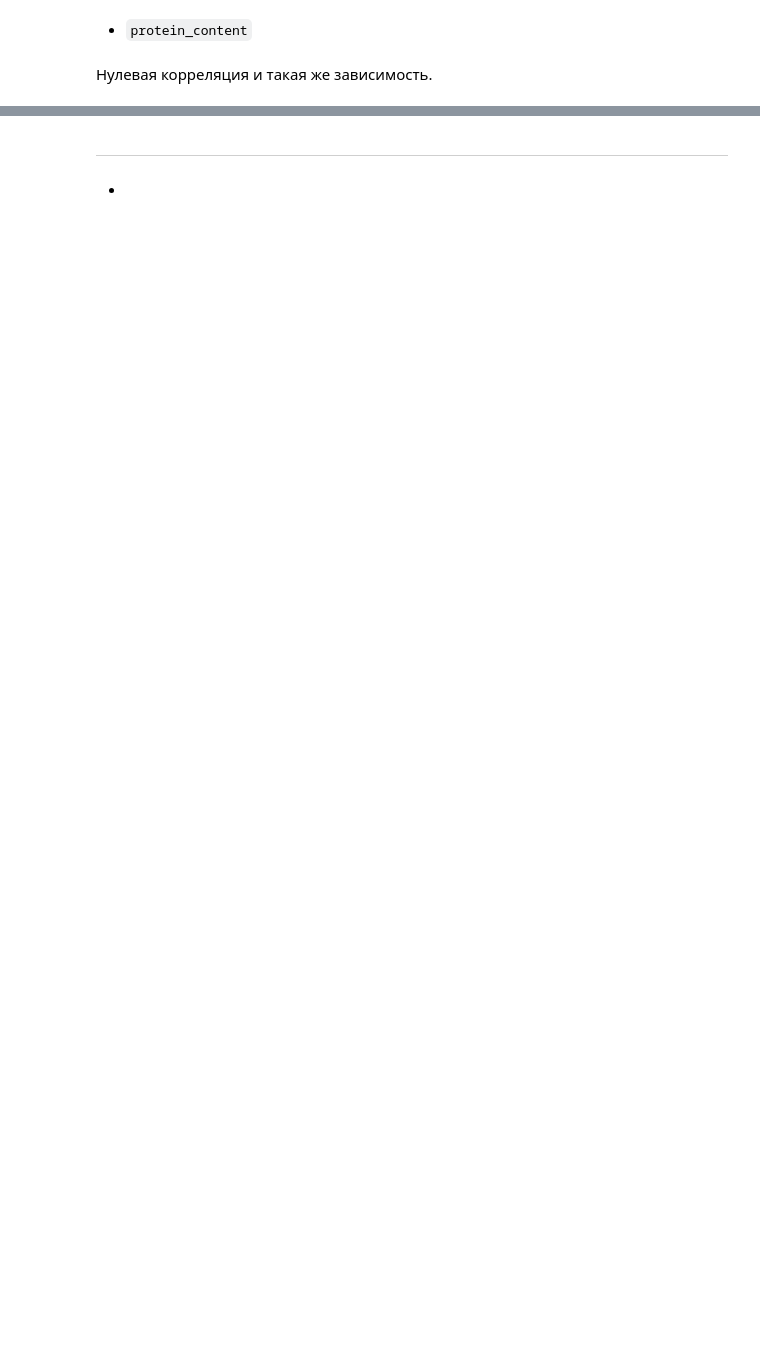
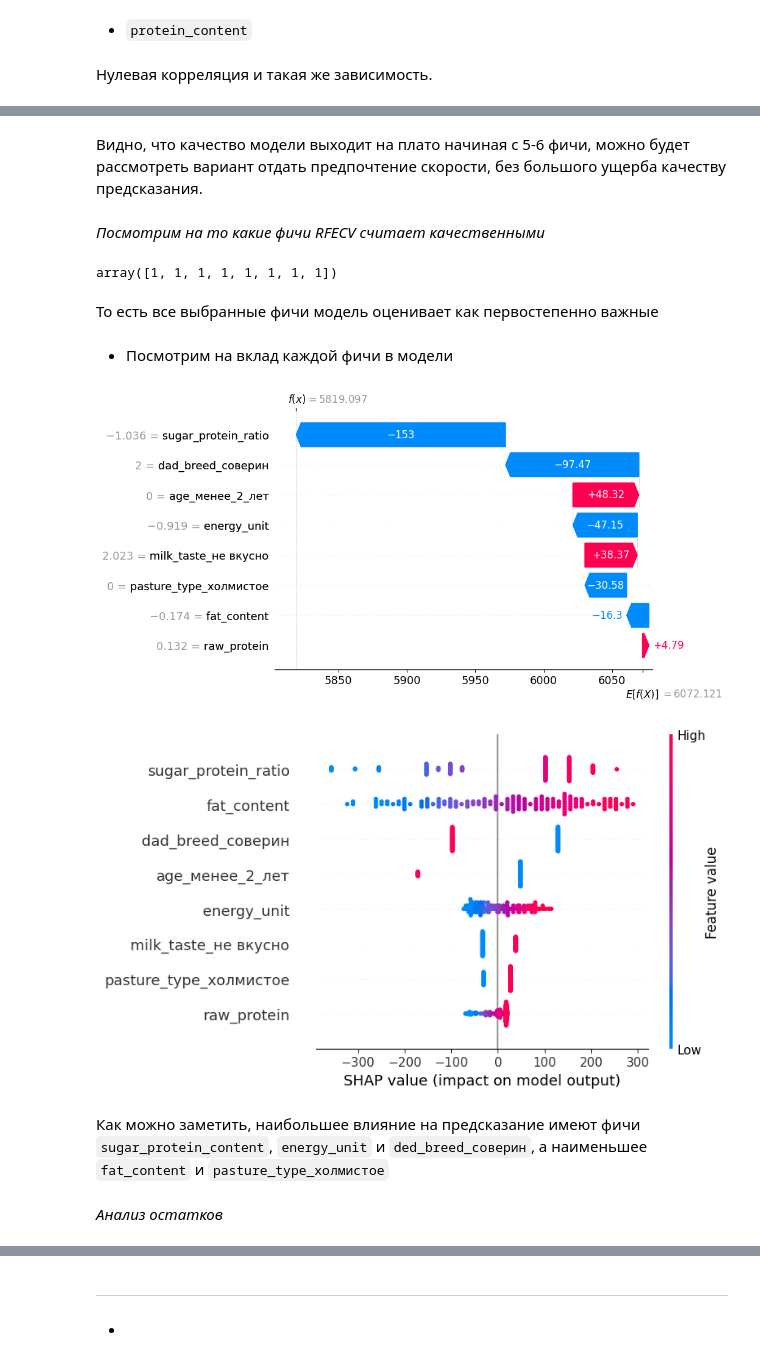
Before and after one commit to GrishaTS/Ya-Practicum-DS, a Jupyter notebook: 5. Линейные модели в машинном обучении/linear_models.ipynb, the cells around one changed output, grey strips where cells are left out. Cells and saved outputs as stored; diff of their text form; code cells hidden in the pictures; blank space fills up the shorter version.

````diff
--- a/5. Линейные модели в машинном обучении/linear_models.ipynb
+++ b/5. Линейные модели в машинном обучении/linear_models.ipynb
@@ -902,6 +881,0 @@ def get_pipepline_reg(X):
-# %%
-X = ferma.drop('milk_yield', axis=1)
-y = ferma.milk_yield
-X_train, X_test, y_train, y_test = train_test_split(X, y, random_state=42)
-pipeline_v1 = get_pipepline_reg(X_train)
-pipeline_v1
@@ -1057,4 +881,0 @@ _____
-# %%
-X_train, X_test, y_train, y_test = get_X_y(['energy_unit', 'raw_protein', 'sugar_protein_ratio', 'fat_content', 'protein_content', 'pasture_type', 'dad_breed', 'milk_taste', 'age', 'dad_name'])
-pipeline_v1 = get_pipepline_reg(X_train)
-pipeline_v1
@@ -1107,0 +1070,17 @@ _____
+# %%
+X_train, X_test, y_train, y_test = get_X_y([
+    'energy_unit',
+    'sugar_protein_ratio',
+    'raw_protein',
+    'dad_breed',
+    'fat_content',
+    'age',
+    'pasture_type',
+    'milk_taste',
+])
+
+pipeline_v1 = get_pipepline_reg(
+    numerical_columns=X_train.select_dtypes([int, float]).columns,
+    categorical_columns=X_train.select_dtypes(['object']).columns,
+)
+display(pipeline_v1)
@@ -1107,0 +1117,21 @@ _____
+# %% [markdown]
+Видно, что качество модели выходит на плато начиная с 5-6 фичи, можно будет рассмотреть вариант отдать предпочтение скорости, без большого ущерба качеству предсказания.
+# %% [markdown]
+*Посмотрим на то какие фичи RFECV считает качественными*
+# %%
+pipeline_v1.named_steps['model'].ranking_
+# %% [output]
+array([1, 1, 1, 1, 1, 1, 1, 1])
+# %% [markdown]
+То есть все выбранные фичи модель оценивает как первостепенно важные
+# %% [markdown]
+- Посмотрим на вклад каждой фичи в модели
+# %%
+shap_perfomance(pipeline_v1, X_train, y_train, X_test)
+# %% [output]
+[figure, added]
+[figure, added]
+# %% [markdown]
+Как можно заметить, наибольшее влияние на предсказание имеют фичи ```sugar_protein_content```, ```energy_unit``` и ```ded_breed_соверин```, а наименьшее ```fat_content``` и ```pasture_type_холмистое```
+# %% [markdown]
+*Анализ остатков*
````
Also changed, not shown: parts of 69 cells of this notebook.
